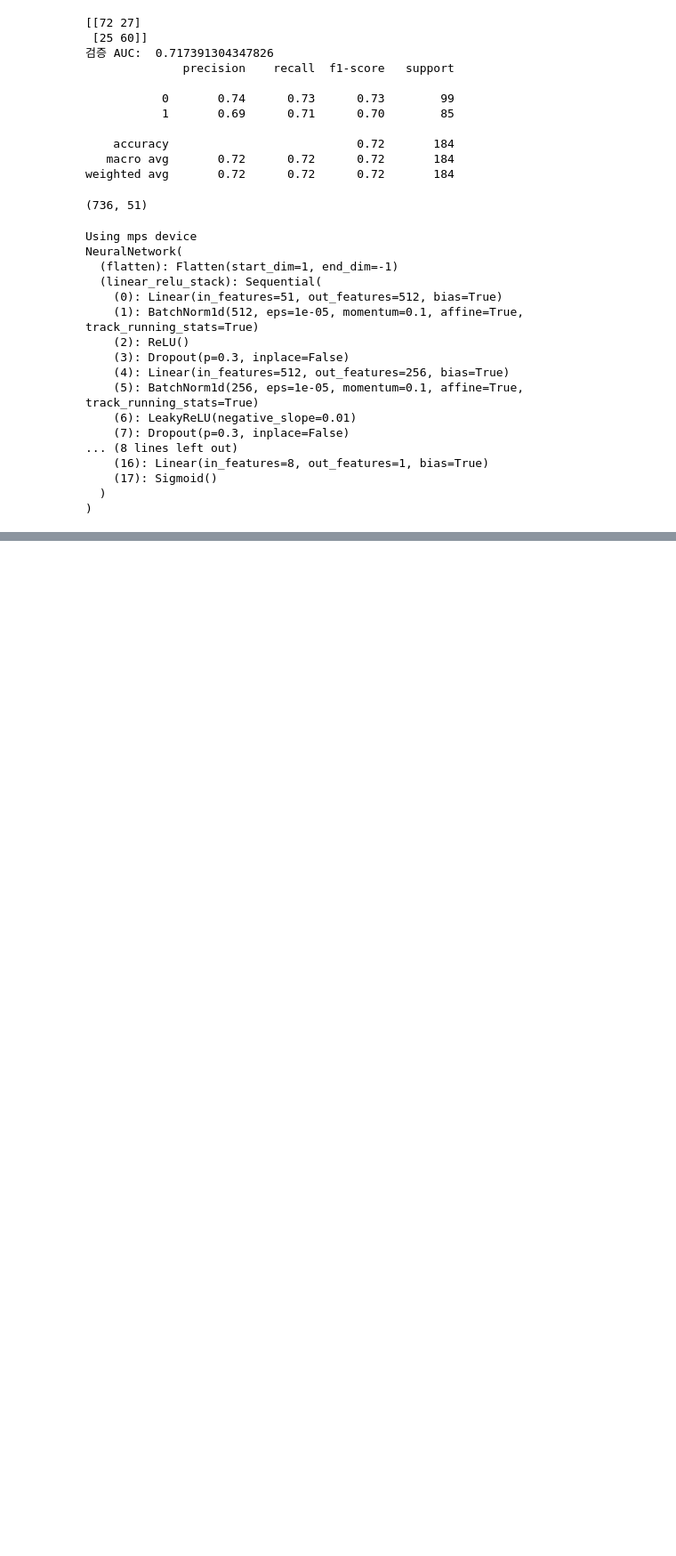
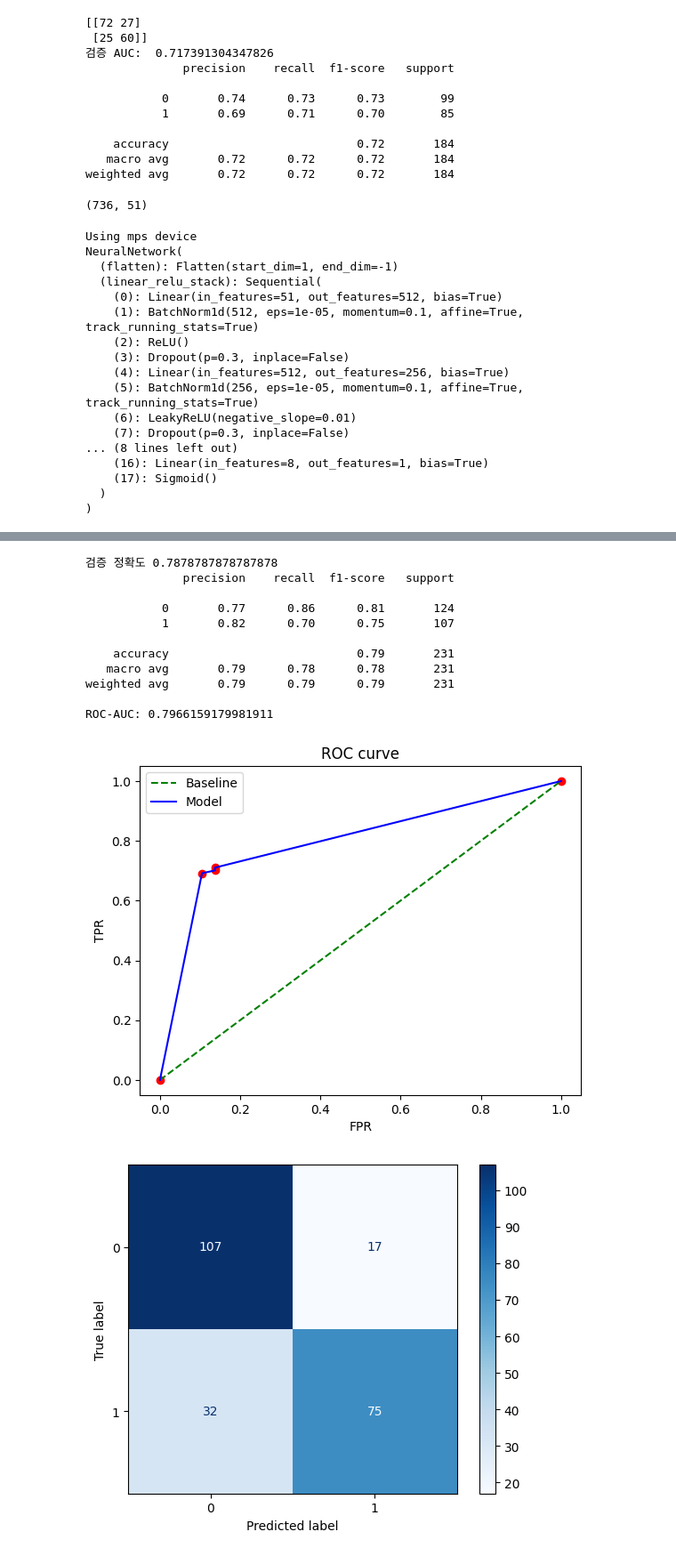
Before and after one commit to pauljo13/Metastasis_Predictive_modelling, a Jupyter notebook: code/Metastasis.ipynb, the cells around one changed output, grey strips where cells are left out. Shown at 89% size. Cells and saved outputs as stored; diff of their text form; code cells hidden in the pictures; blank space fills up the shorter version.

```diff
--- a/code/Metastasis.ipynb
+++ b/code/Metastasis.ipynb
@@ -940,13 +954,13 @@ val_dataloader = DataLoader(val_dataset, batch_size=32, shuffle=False)
 test_dataloader = DataLoader(test_dataset, batch_size=32, shuffle=False)
 # %%
 loss_fn = nn.BCELoss()
-optimizer = torch.optim.Adam(model.parameters(), lr=1e-3)
+optimizer = torch.optim.Adam(model_pynn.parameters(), lr=1e-3)
 
 epochs = 100
 for t in range(epochs):
     print(f"Epoch {t+1}\n-------------------------------")
-    train(train_dataloader, model, loss_fn, optimizer)
-    test(val_dataloader, model, loss_fn)
+    train(train_dataloader, model_pynn, loss_fn, optimizer)
+    test(val_dataloader, model_pynn, loss_fn)
 print("Done!")
 # %% [output]
 Epoch 1
@@ -968,0 +1010,50 @@ Done!
+# %%
+def summarize_results(model, X_val_encoded, y_val):
+    # 1. Train / Val Loss Plot
+    if isinstance(model, XGBClassifier):
+        results = model.evals_result()
+        tgts = results["validation_0"].keys()
+
+        for tgt in tgts:
+            train_error = results["validation_0"][tgt]
+            val_error = results["validation_1"][tgt]
+
+            plt.plot(train_error, label="Train")
+            plt.plot(val_error, label="Validation")
+            plt.ylabel(tgt)
+            plt.xlabel("Model Complexity (n_estimators)")
+            plt.legend()
+            plt.show()
+
+    # 2. Accuracy / Classification Report
+    print("검증 정확도", model.score(X_val_encoded, y_val))
+
+    if isinstance(model, XGBClassifier):
+        y_pred = model.predict(X_val_encoded, iteration_range=(0, model.best_iteration))
+    else:
+        y_pred = model.predict(X_val_encoded)
+
+    print(classification_report(y_val, y_pred))
+
+    # 3. ROC-AUC
+    get_roc_auc(model, X_val_encoded, y_val)
+
+    # 4. Confusion Matrix
+    ConfusionMatrixDisplay.from_estimator(model, X_val_encoded, y_val,cmap='Blues')
+    plt.show()
+# %%
+summarize_results(model_dt, X_test_top, y_test)
+# %% [output]
+검증 정확도 0.7878787878787878
+              precision    recall  f1-score   support
+
+           0       0.77      0.86      0.81       124
+           1       0.82      0.70      0.75       107
+
+    accuracy                           0.79       231
+   macro avg       0.79      0.78      0.78       231
+weighted avg       0.79      0.79      0.79       231
+
+ROC-AUC: 0.7966159179981911
+[figure, added]
+[figure, added]
```
Also changed, not shown: parts of 12 cells of this notebook, 4 other files.
